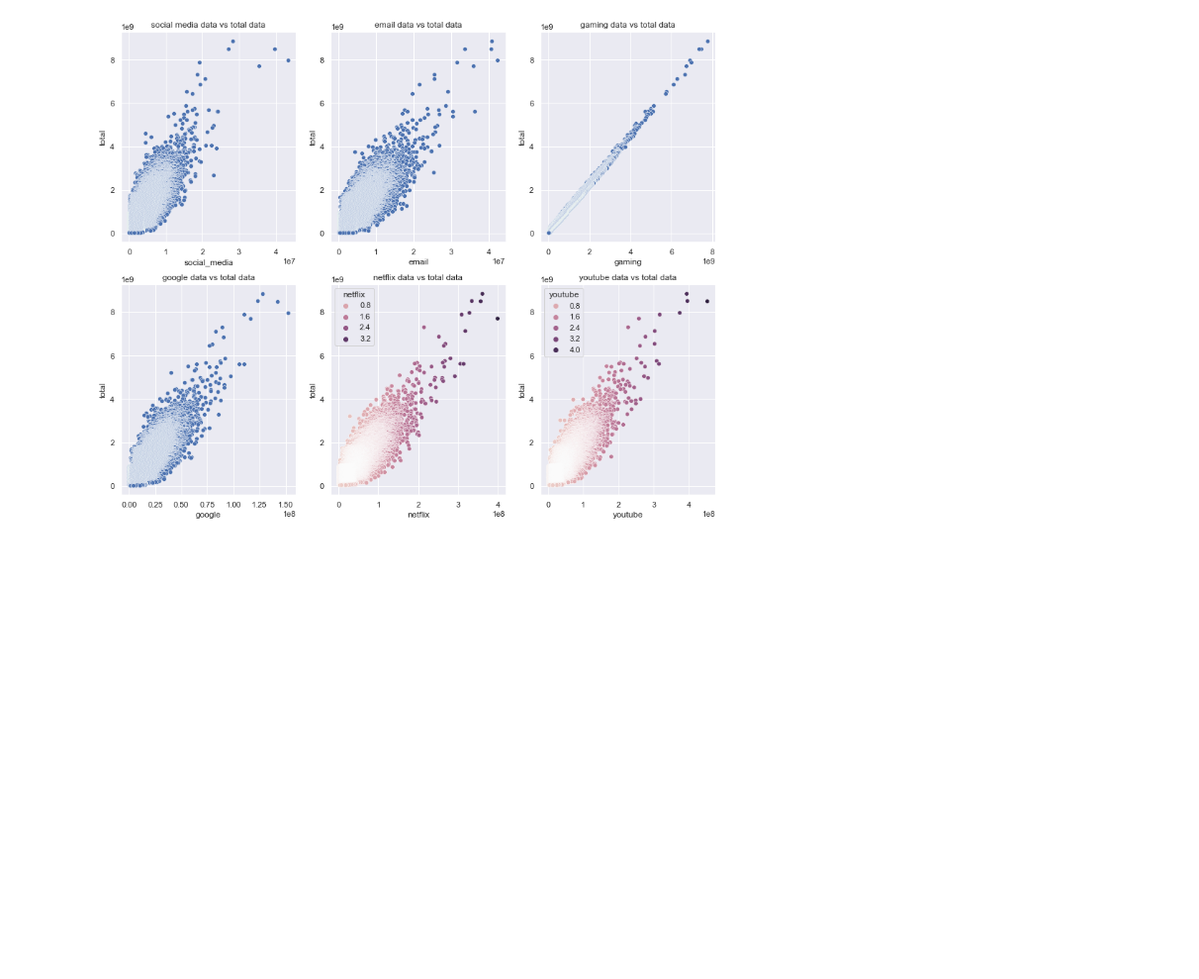
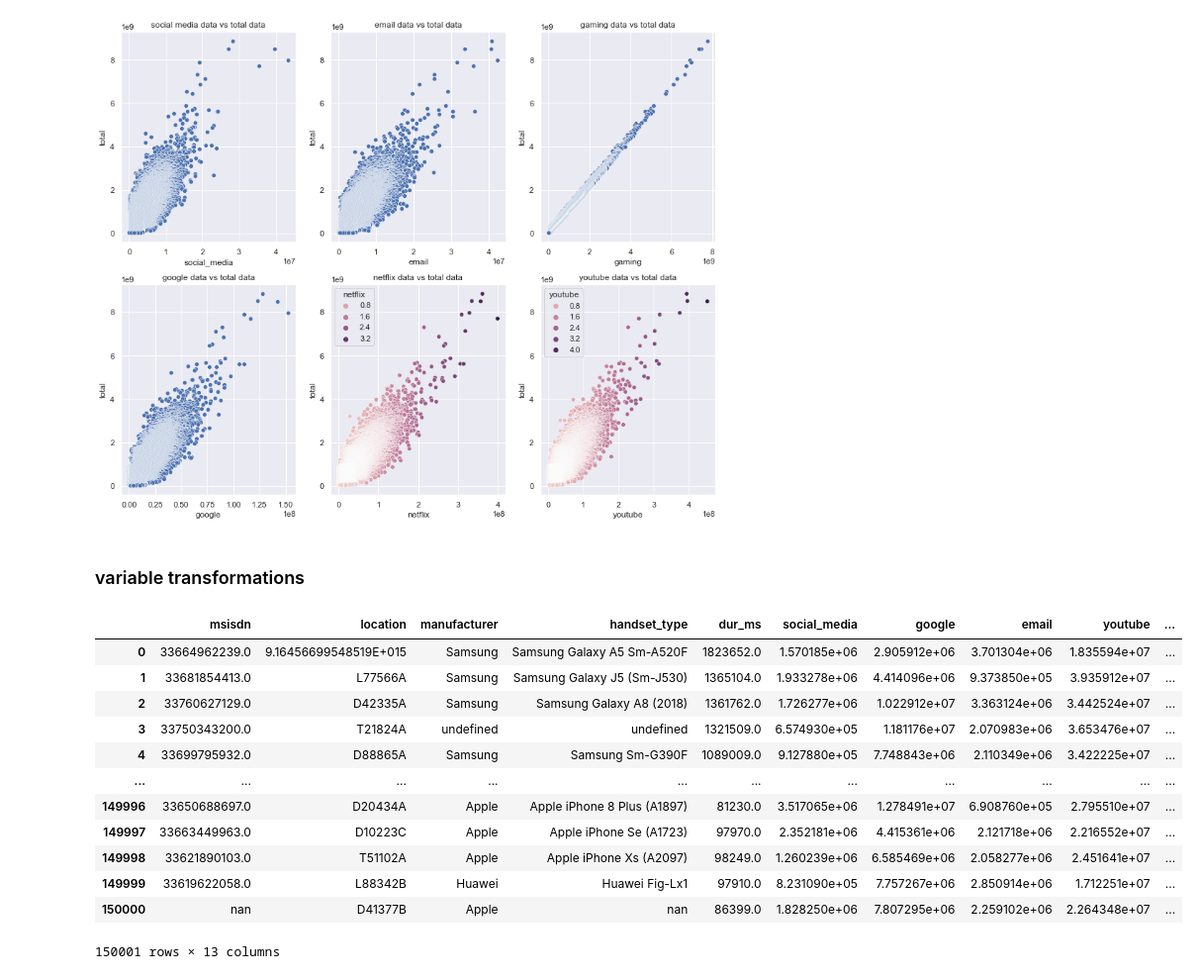
Before and after one commit to Nathnael12/Telecom_data_analysis, a Jupyter notebook: notebooks/data_exploration.ipynb, the cells around one changed output. Shown at 99% size. Cells and saved outputs as stored; diff of their text form; code cells hidden in the pictures; blank space fills up the shorter version.

Commit message:
variable transformations

```diff
--- a/notebooks/data_exploration.ipynb
+++ b/notebooks/data_exploration.ipynb
@@ -548,3 +549,21 @@ sns.scatterplot(data=total_data_volume,x="youtube",y="total",hue="youtube")
 plt.show()
 # %% [output]
 [figure]
+# %% [markdown]
+### variable transformations
+# %%
+explore_feature_df
+# %% [output]
+|  | msisdn | location | manufacturer | handset_type | dur_ms | social_media | google | email | youtube | ... |
+| 0 | 33664962239.0 | 9.16456699548519E+015 | Samsung | Samsung Galaxy A5 Sm-A520F | 1823652.0 | 1.570185e+06 | 2.905912e+06 | 3.701304e+06 | 1.835594e+07 | ... |
+| 1 | 33681854413.0 | L77566A | Samsung | Samsung Galaxy J5 (Sm-J530) | 1365104.0 | 1.933278e+06 | 4.414096e+06 | 9.373850e+05 | 3.935912e+07 | ... |
+| 2 | 33760627129.0 | D42335A | Samsung | Samsung Galaxy A8 (2018) | 1361762.0 | 1.726277e+06 | 1.022912e+07 | 3.363124e+06 | 3.442524e+07 | ... |
+| 3 | 33750343200.0 | T21824A | undefined | undefined | 1321509.0 | 6.574930e+05 | 1.181176e+07 | 2.070983e+06 | 3.653476e+07 | ... |
+| 4 | 33699795932.0 | D88865A | Samsung | Samsung Sm-G390F | 1089009.0 | 9.127880e+05 | 7.748843e+06 | 2.110349e+06 | 3.422225e+07 | ... |
+| ... | ... | ... | ... | ... | ... | ... | ... | ... | ... | ... |
+| 149996 | 33650688697.0 | D20434A | Apple | Apple iPhone 8 Plus (A1897) | 81230.0 | 3.517065e+06 | 1.278491e+07 | 6.908760e+05 | 2.795510e+07 | ... |
+| 149997 | 33663449963.0 | D10223C | Apple | Apple iPhone Se (A1723) | 97970.0 | 2.352181e+06 | 4.415361e+06 | 2.121718e+06 | 2.216552e+07 | ... |
+| 149998 | 33621890103.0 | T51102A | Apple | Apple iPhone Xs (A2097) | 98249.0 | 1.260239e+06 | 6.585469e+06 | 2.058277e+06 | 2.451641e+07 | ... |
+| 149999 | 33619622058.0 | L88342B | Huawei | Huawei Fig-Lx1 | 97910.0 | 8.231090e+05 | 7.757267e+06 | 2.850914e+06 | 1.712251e+07 | ... |
+| 150000 | nan | D41377B | Apple | nan | 86399.0 | 1.828250e+06 | 7.807295e+06 | 2.259102e+06 | 2.264348e+07 | ... |
+150001 rows × 13 columns
```
Also changed, not shown: parts of 5 cells of this notebook.
